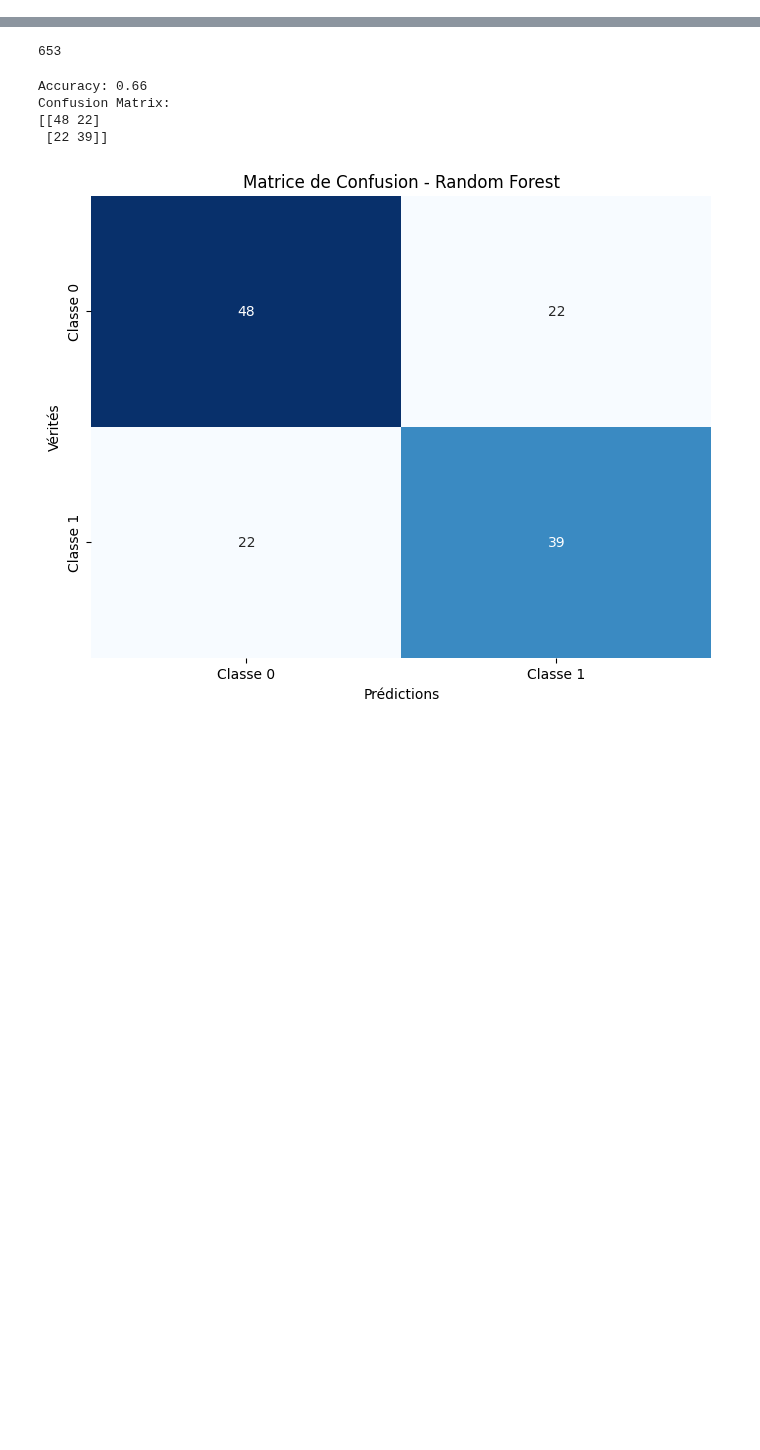
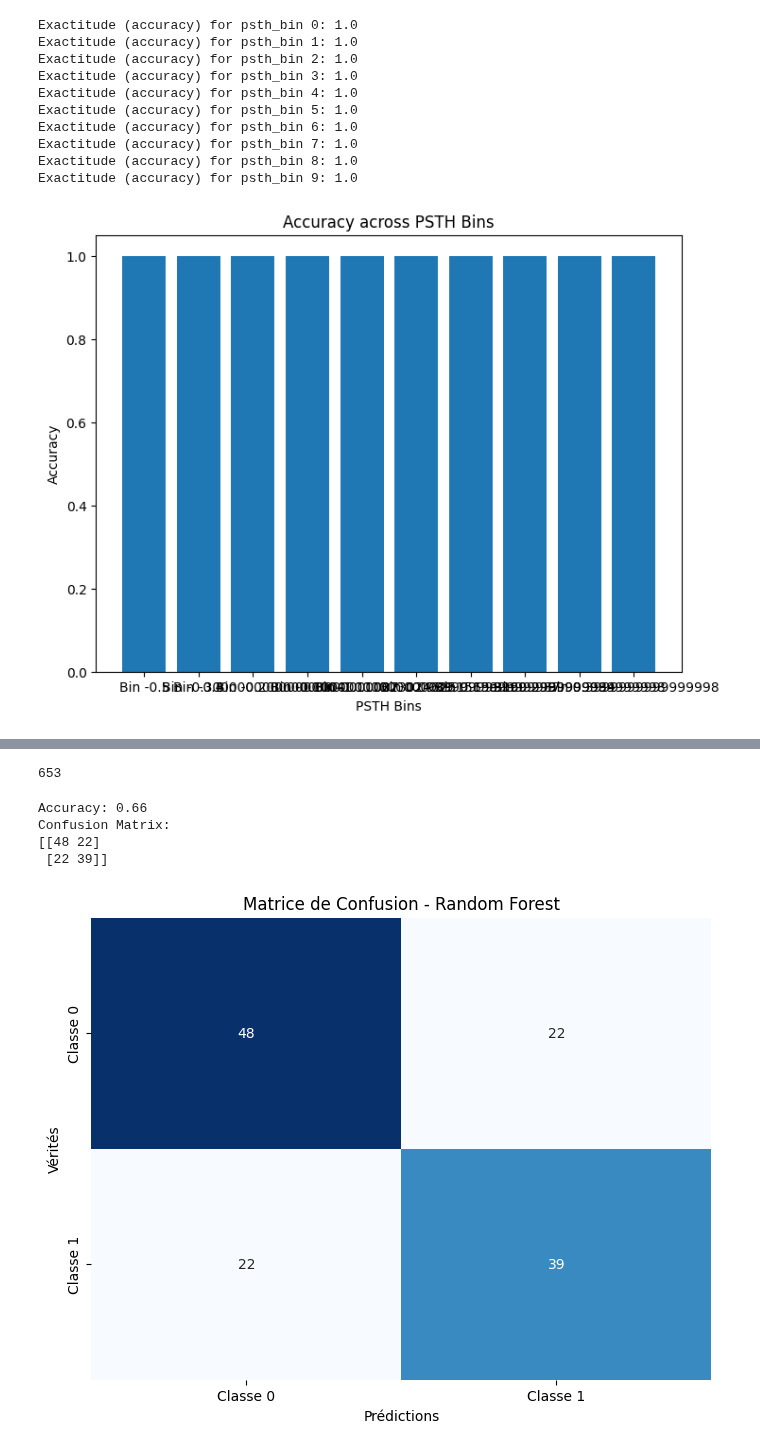
Before and after one commit to felicielevinton/analysebingobike, a Jupyter notebook: Decoding/GLM.ipynb, the cells around one changed output, grey strips where cells are left out. Cells and saved outputs as stored; diff of their text form; code cells hidden in the pictures; blank space fills up the shorter version.

```diff
--- a/Decoding/GLM.ipynb
+++ b/Decoding/GLM.ipynb
@@ -55,9 +56,8 @@ ALTAI_20240712_SESSION_00
 # %%
-
-session = 'ALTAI_20240724_SESSION_01'
-path = '/Volumes/data2/eTheremin/ALTAI/'+ session + '/'
-data = np.load(path+'headstage_0/data_0.02.npy', allow_pickle=True)
-features = np.load(path+'headstage_0/features_0.02.npy', allow_pickle=True)
+session = 'ALTAI_20240724_SESSION_02'
+path = f'/Volumes/data2/eTheremin/ALTAI/'+ session + '/'
+data = np.load(path+f'headstage_0/data_{bin_width}.npy', allow_pickle=True)
+features = np.load(path+f'headstage_0/features_{bin_width}.npy', allow_pickle=True)
 gc = np.load(path+'headstage_0/good_clusters.npy', allow_pickle=True)
 tracking = get_psth(data, features, t_pre, t_post, bin_width, gc, 'tracking') # ici matrice n_clus x n_trigs x n_bins
 playback = get_psth(data, features, t_pre, t_post, bin_width, gc, 'playback') # ici matrice n_clus x n_trigs x n_bins
@@ -66,5 +66,5 @@ playback_transpose = np.moveaxis(playback, 1, 0)
 X_total = np.vstack((tracking_transpose, playback_transpose)) # tracking et playback concaténés
 
 y_tracking = np.zeros(len(tracking_transpose))
-y_playback = np.zeros(len(playback_transpose))
+y_playback = np.ones(len(playback_transpose))
 y = np.hstack((y_tracking,y_playback ))
@@ -86,10 +76,8 @@ from sklearn.ensemble import RandomForestClassifier
 from sklearn.metrics import accuracy_score
 
 accuracy_total = []
-for k in range(200):
+for k in range(len(psth_bins)):
     X = X_total[:, :, k]
-    print(len(X))
-    print(len(X[0]))
 
 
     # Étape 3: Séparer les données en ensemble d'entraînement et de test
@@ -138,3 +119,0 @@ plt.plot(accuracy_total)
-# %%
-tracking_transpose = np.moveaxis(tracking, 1, 0)
-X = tracking_transpose
@@ -169,0 +120,53 @@ ValueError: Found array with dim 3. StandardScaler expected <= 2.
+# %%
+import numpy as np
+from sklearn.model_selection import train_test_split
+from sklearn.preprocessing import StandardScaler
+from sklearn.ensemble import RandomForestClassifier
+from sklearn.metrics import accuracy_score
+import matplotlib.pyplot as plt
+
+accuracy_total = []  # List to store accuracy values for each bin
+
+for k in range(len(psth_bins)):
+    X = X_total[:, :, k]  # Extract the k-th PSTH bin data
+
+    # Step 3: Split data into training and testing sets (80% train, 20% test)
+    X_train, X_test, y_train, y_test = train_test_split(X, y, test_size=0.2, random_state=42)
+
+    # Step 4: Standardize the data
+    scaler = StandardScaler()
+    X_train_scaled = scaler.fit_transform(X_train)
+    X_test_scaled = scaler.transform(X_test)
+
+    # Step 5: Train a Random Forest model
+    model = RandomForestClassifier(random_state=42)
+    model.fit(X_train_scaled, y_train)
+
+    # Step 6: Make predictions
+    y_pred = model.predict(X_test_scaled)
+
+    # Step 7: Evaluate the model
+    accuracy = accuracy_score(y_test, y_pred)
+    accuracy_total.append(accuracy)
+    print(f"Exactitude (accuracy) for psth_bin {k}: {accuracy}")
+
+# Plot the accuracy matrix as a bar plot
+plt.figure(figsize=(8, 6))
+plt.bar(range(len(accuracy_total)), accuracy_total)
+plt.xlabel('PSTH Bins')
+plt.ylabel('Accuracy')
+plt.title('Accuracy across PSTH Bins')
+plt.xticks(range(len(psth_bins)), [f'Bin {i}' for i in psth_bins])
+plt.show()
+# %% [output]
+Exactitude (accuracy) for psth_bin 0: 1.0
+Exactitude (accuracy) for psth_bin 1: 1.0
+Exactitude (accuracy) for psth_bin 2: 1.0
+Exactitude (accuracy) for psth_bin 3: 1.0
+Exactitude (accuracy) for psth_bin 4: 1.0
+Exactitude (accuracy) for psth_bin 5: 1.0
+Exactitude (accuracy) for psth_bin 6: 1.0
+Exactitude (accuracy) for psth_bin 7: 1.0
+Exactitude (accuracy) for psth_bin 8: 1.0
+Exactitude (accuracy) for psth_bin 9: 1.0
+[figure, added]
```
Also changed, not shown: parts of 8 cells of this notebook, 8 other files.
